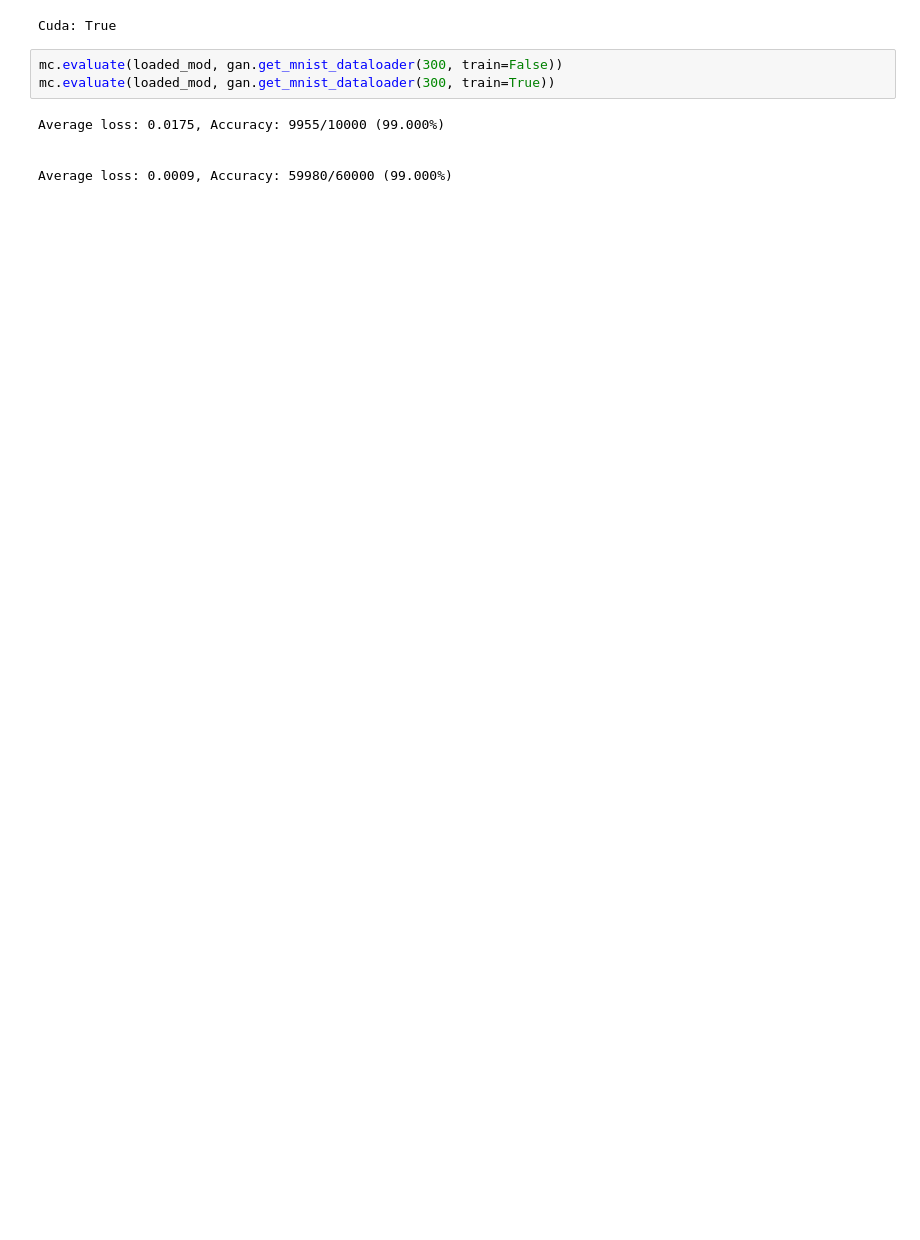
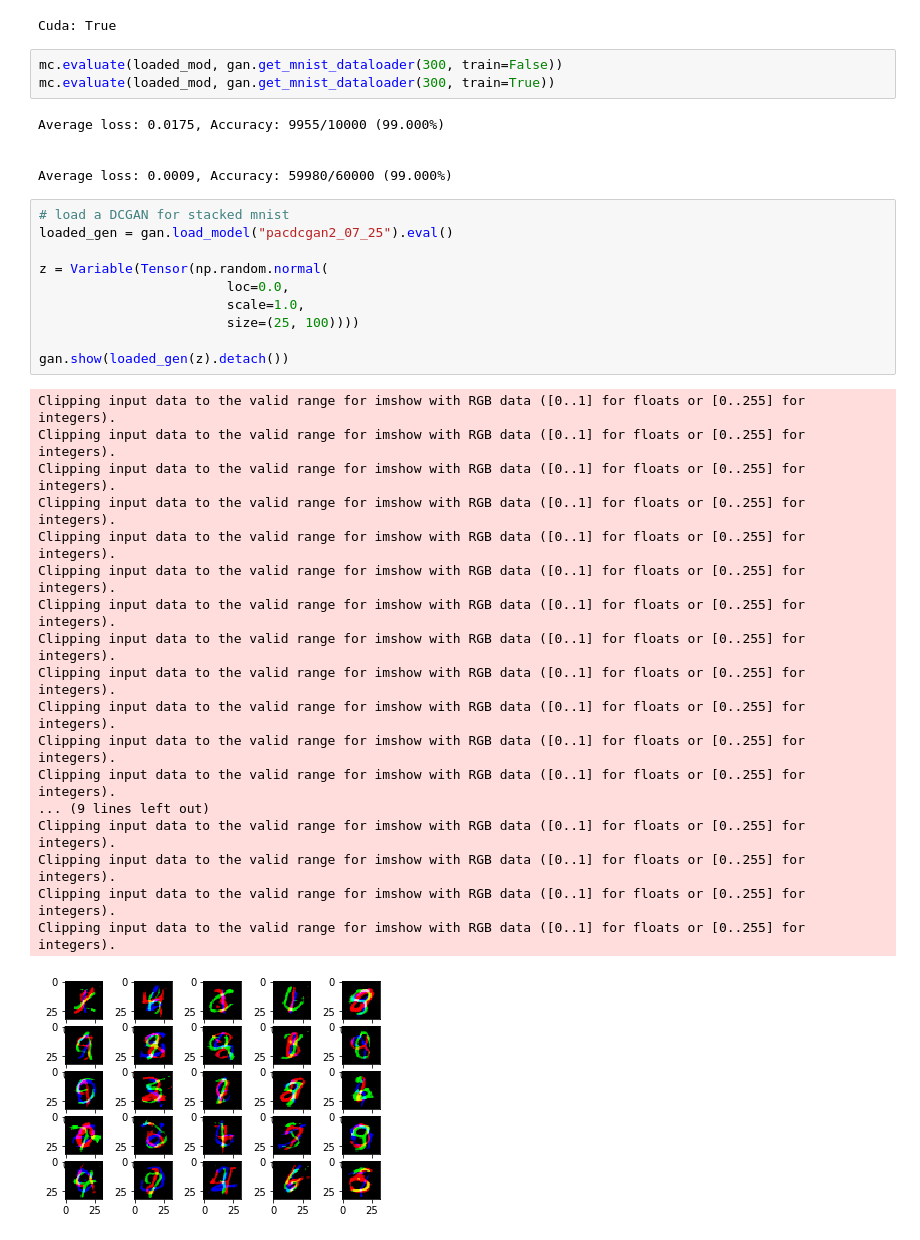
Before and after one commit to narenmanoj/summer-2018-sandbox, a Jupyter notebook: experiments/mnist_stacked/train_mnist_classifier.ipynb, the cells around one changed output. Drawn from its saved outputs; the diff is of its cells as text; blank space fills up the shorter version.

```diff
--- a/experiments/mnist_stacked/train_mnist_classifier.ipynb
+++ b/experiments/mnist_stacked/train_mnist_classifier.ipynb
@@ -65,3 +51,32 @@ Average loss: 0.0175, Accuracy: 9955/10000 (99.000%)
 
 
 Average loss: 0.0009, Accuracy: 59980/60000 (99.000%)
+# %%
+# load a DCGAN for stacked mnist
+loaded_gen = gan.load_model("pacdcgan2_07_25").eval()
+
+z = Variable(Tensor(np.random.normal(
+                        loc=0.0,
+                        scale=1.0,
+                        size=(25, 100))))
+
+gan.show(loaded_gen(z).detach())
+# %% [output]
+Clipping input data to the valid range for imshow with RGB data ([0..1] for floats or [0..255] for integers).
+Clipping input data to the valid range for imshow with RGB data ([0..1] for floats or [0..255] for integers).
+Clipping input data to the valid range for imshow with RGB data ([0..1] for floats or [0..255] for integers).
+Clipping input data to the valid range for imshow with RGB data ([0..1] for floats or [0..255] for integers).
+Clipping input data to the valid range for imshow with RGB data ([0..1] for floats or [0..255] for integers).
+Clipping input data to the valid range for imshow with RGB data ([0..1] for floats or [0..255] for integers).
+Clipping input data to the valid range for imshow with RGB data ([0..1] for floats or [0..255] for integers).
+Clipping input data to the valid range for imshow with RGB data ([0..1] for floats or [0..255] for integers).
+Clipping input data to the valid range for imshow with RGB data ([0..1] for floats or [0..255] for integers).
+Clipping input data to the valid range for imshow with RGB data ([0..1] for floats or [0..255] for integers).
+Clipping input data to the valid range for imshow with RGB data ([0..1] for floats or [0..255] for integers).
+Clipping input data to the valid range for imshow with RGB data ([0..1] for floats or [0..255] for integers).
+... (9 lines left out)
+Clipping input data to the valid range for imshow with RGB data ([0..1] for floats or [0..255] for integers).
+Clipping input data to the valid range for imshow with RGB data ([0..1] for floats or [0..255] for integers).
+Clipping input data to the valid range for imshow with RGB data ([0..1] for floats or [0..255] for integers).
+Clipping input data to the valid range for imshow with RGB data ([0..1] for floats or [0..255] for integers).
+[figure, added]
```
Also changed, not shown: parts of 5 cells of this notebook, 3 other files.
